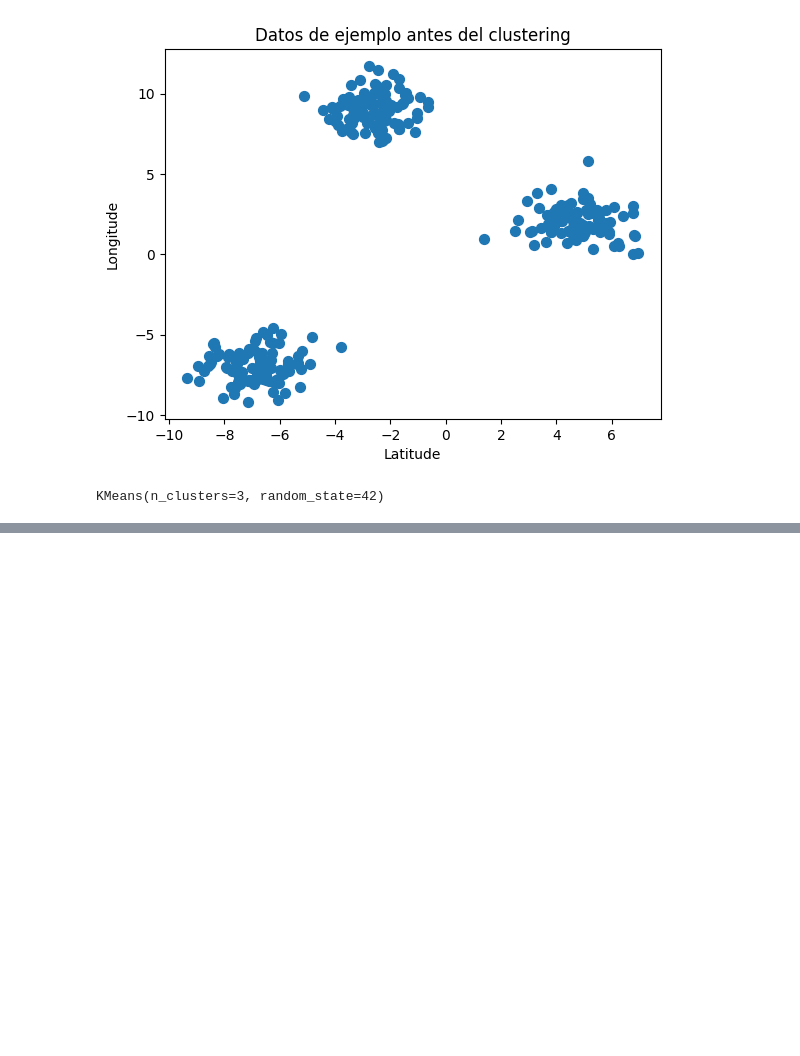
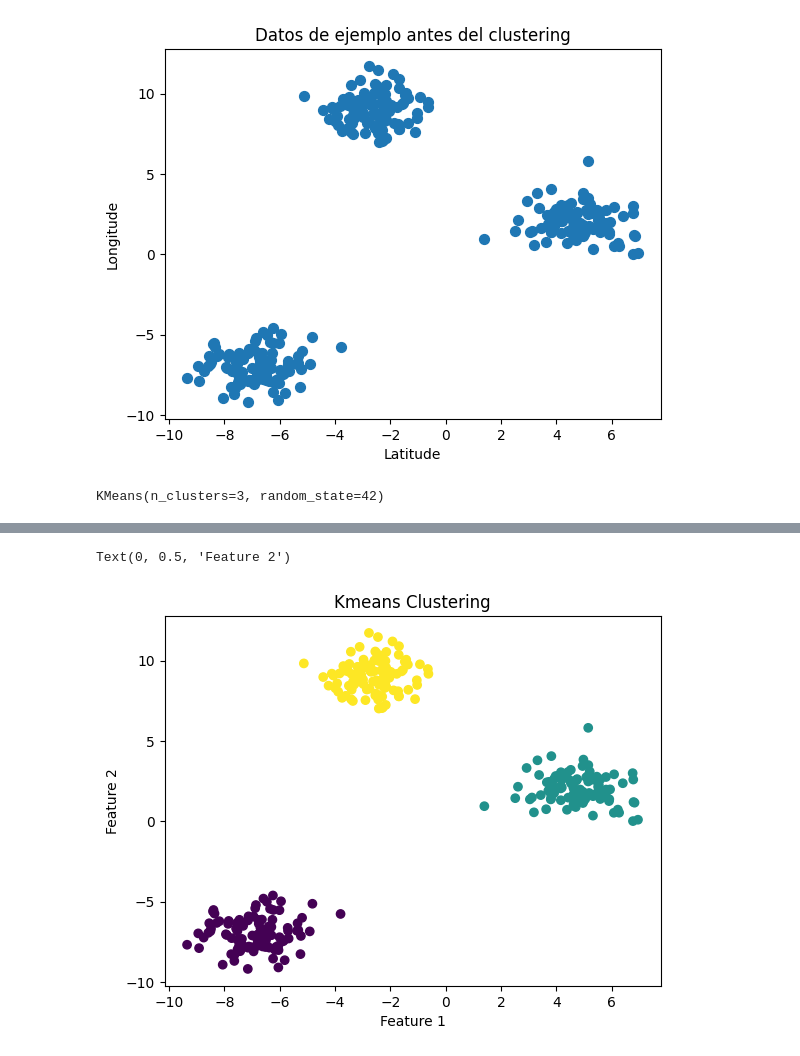
Before and after one commit to SamuelHollis/unsupervised-ML, a Jupyter notebook: src/explore.ipynb, the cells around one changed output, grey strips where cells are left out. Saved outputs shown, nothing was run; the diff lists cells and outputs as text; code cells hidden in the pictures; blank space fills up the shorter version.

```diff
--- a/src/explore.ipynb
+++ b/src/explore.ipynb
@@ -96,0 +158,9 @@ labels = model.labels_
+# %%
+plt.scatter(data[:, 0], data[:, 1], c = hc.labels_)
+
+plt.title('Kmeans Clustering')
+plt.xlabel('Feature 1')
+plt.ylabel('Feature 2')
+# %% [output]
+Text(0, 0.5, 'Feature 2')
+[figure, added]
```
Also changed, not shown: parts of 9 cells of this notebook.
